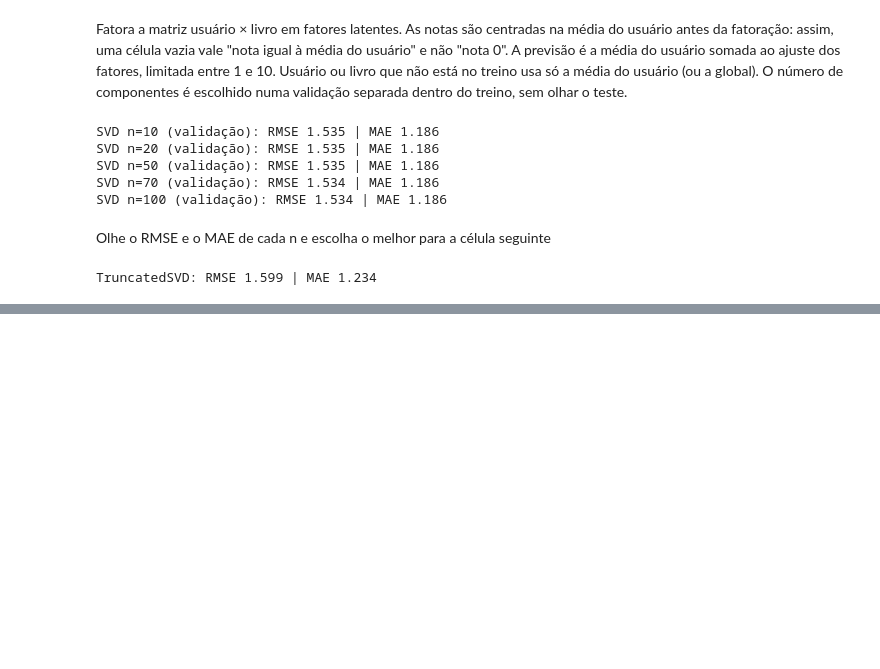
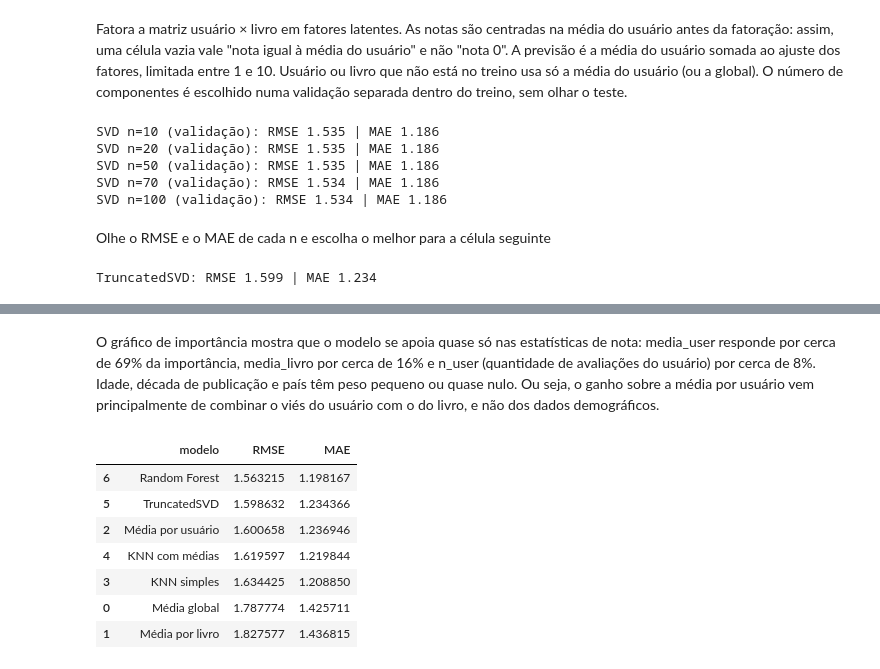
Before and after one commit to gustavomiranda2302/recomendacao-livros-book-crossing, a Jupyter notebook: models/notebooks/04_modelagem.ipynb, the cells around one changed output, grey strips where cells are left out. Saved outputs shown, nothing was run; the diff lists cells and outputs as text; code cells hidden in the pictures; blank space fills up the shorter version.

```diff
--- a/models/notebooks/04_modelagem.ipynb
+++ b/models/notebooks/04_modelagem.ipynb
@@ -240,0 +302,13 @@ TruncatedSVD: RMSE 1.599 | MAE 1.234
+# %% [markdown]
+O gráfico de importância mostra que o modelo se apoia quase só nas estatísticas de nota: media_user responde por cerca de 69% da importância, media_livro por cerca de 16% e n_user (quantidade de avaliações do usuário) por cerca de 8%. Idade, década de publicação e país têm peso pequeno ou quase nulo. Ou seja, o ganho sobre a média por usuário vem principalmente de combinar o viés do usuário com o do livro, e não dos dados demográficos.
+# %%
+display(pd.DataFrame(resultados).sort_values("RMSE"))
+# %% [output]
+|  | modelo | RMSE | MAE |
+| 6 | Random Forest | 1.563215 | 1.198167 |
+| 5 | TruncatedSVD | 1.598632 | 1.234366 |
+| 2 | Média por usuário | 1.600658 | 1.236946 |
+| 4 | KNN com médias | 1.619597 | 1.219844 |
+| 3 | KNN simples | 1.634425 | 1.208850 |
+| 0 | Média global | 1.787774 | 1.425711 |
+| 1 | Média por livro | 1.827577 | 1.436815 |
```
Also changed, not shown: parts of 8 cells of this notebook, 1 other file.
